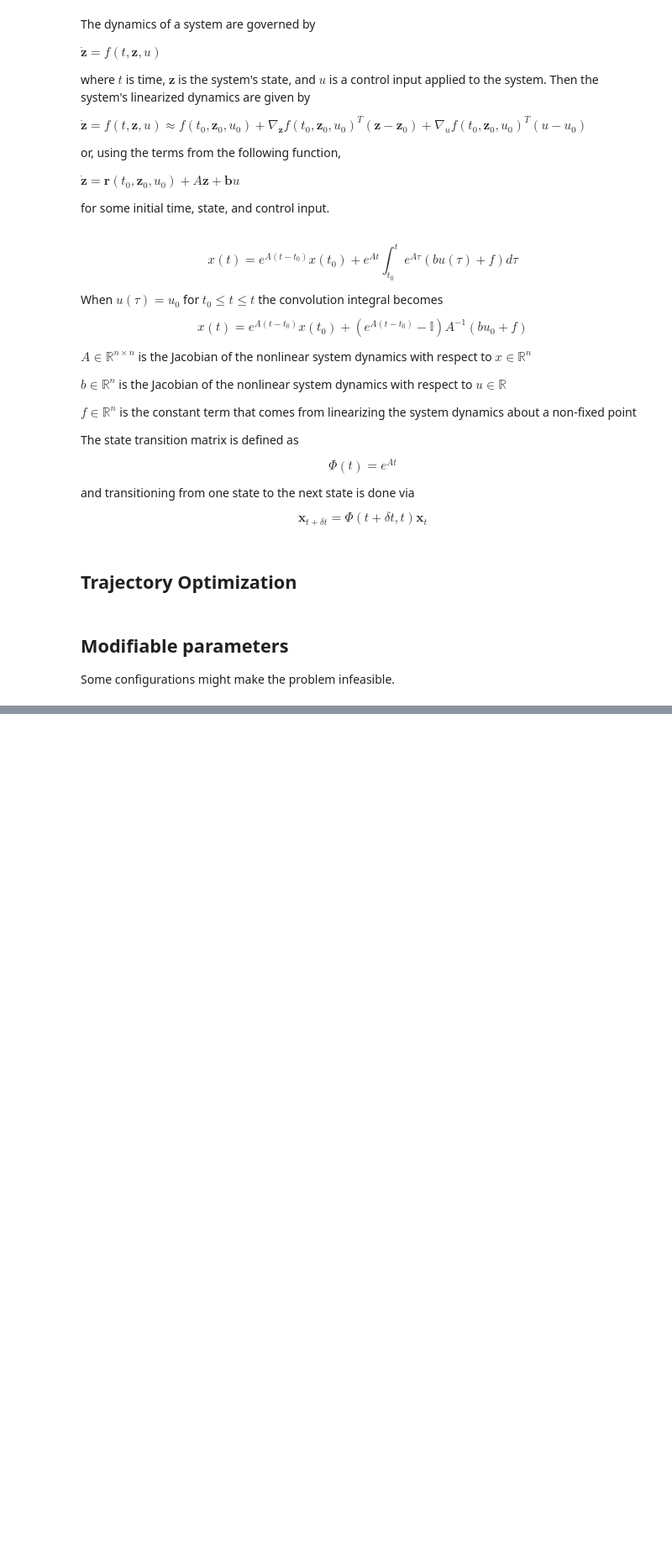
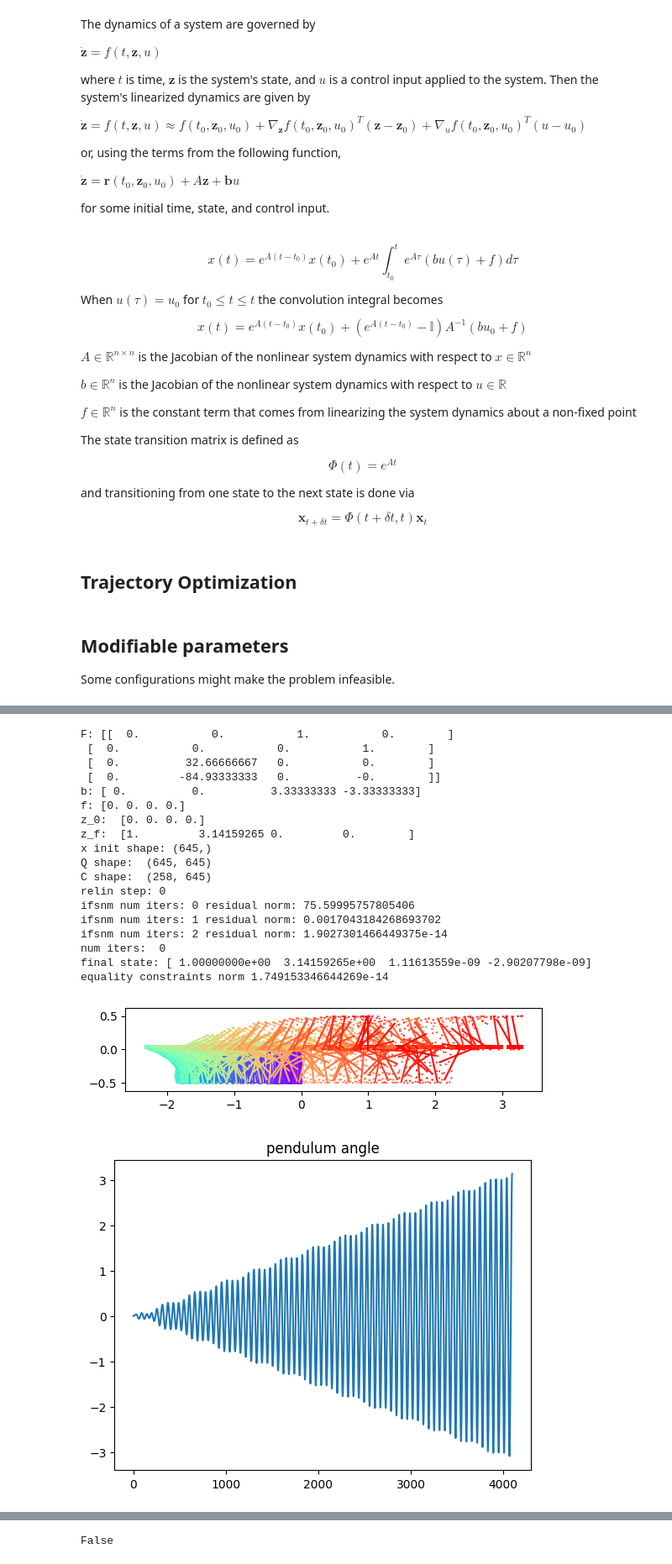
Before and after one commit to therealjtgill/traj_opt, a Jupyter notebook: cartpole_traj_opt.ipynb, the cells around one changed output, grey strips where cells are left out. Shown at 84% size. Cells and saved outputs as stored; diff of their text form; code cells hidden in the pictures; blank space fills up the shorter version.

Commit message:
Started incorporating new classes into the more complicated optimization function.

```diff
--- a/cartpole_traj_opt.ipynb
+++ b/cartpole_traj_opt.ipynb
@@ -822,6 +822,18 @@ def better_cartpole_trajectory_optimizer(N, T, effort_weights, u_min, u_max, z_0
     print("x init shape:", np.shape(x_init))
     print("Q shape: ", np.shape(Q))
 
+    C = np.zeros((2 * (N + 1), (N + 1) * (state_vec_size + 1)))
+    C[0:(N + 1), 0: (N + 1)] = np.eye(N + 1)
+    C[(N + 1):2*(N + 1), 0: (N + 1)] = -np.eye(N + 1)
+
+    d = np.zeros((2 * (N + 1),))
+    d[0: (N + 1)] = u_max
+    d[(N + 1):] = -u_min
+
+    qp = QuadraticProgram(Q, np.zeros(((N + 1) * (state_vec_size + 1))), A, c, C, d)
+    isnm = InfeasibleStartNewton(qp)
+    fsnm = FeasibleStartNewton(qp)
+
     # Outer loop over the number of relinearization iterations? Should go like:
     #  1. Run infeasible Newton
     #  2. Run feasible Newton for the fixed number of steps
@@ -833,18 +845,18 @@ def better_cartpole_trajectory_optimizer(N, T, effort_weights, u_min, u_max, z_0
     for relin_step in range(10):
         barrier_t = 20.0
 
-        # experiment to try and get a minimum norm solution to the dynamics and initial/final state constraints
-        x_temp = np.dot(np.transpose(A), np.linalg.solve(np.dot(A, np.transpose(A)), c))
+        # # experiment to try and get a minimum norm solution to the dynamics and initial/final state constraints
+        # x_temp = np.dot(np.transpose(A), np.linalg.solve(np.dot(A, np.transpose(A)), c))
 
-        if plot_stuff:
-            print("janky minimum norm solution to relinearized problem")
-            dt = T / (N * 32)
-            dense_zs = [z for z in np.reshape(x_temp[N + 1:], ((N + 1), state_vec_size))]
-            print("equality constraints norm", np.linalg.norm(np.dot(A, x_temp) - c))
-            plot_pendulum_time_sequence(dense_zs, l_pend, 8)
-            plot_control_input(x_temp[:N + 1], dt, t_0, T)
+        # if plot_stuff:
+        #     print("janky minimum norm solution to relinearized problem")
+        #     dt = T / (N * 32)
+        #     dense_zs = [z for z in np.reshape(x_temp[N + 1:], ((N + 1), state_vec_size))]
+        #     print("equality constraints norm", np.linalg.norm(np.dot(A, x_temp) - c))
+        #     plot_pendulum_time_sequence(dense_zs, l_pend, 8)
+        #     plot_control_input(x_temp[:N + 1], dt, t_0, T)
 
-        x_init = x_temp
+        # x_init = x_temp
 
         max_infeasible_newton_iters = 100
         print("relin step:", relin_step)
@@ -852,7 +864,10 @@ def better_cartpole_trajectory_optimizer(N, T, effort_weights, u_min, u_max, z_0
             max_infeasible_newton_iters = 100
             x_init = x_out
             v_init = v_out
-        x_out, v_out, residual = infeasible_newton(x_init, v_init, barrier_t, Q, A, c, u_min, u_max, N, max_iters=max_infeasible_newton_iters, print_residual=True)
+        # x_out, v_out, residual = infeasible_newton(x_init, v_init, barrier_t, Q, A, c, u_min, u_max, N, max_iters=max_infeasible_newton_iters, print_residual=True)
+        isnm.qp.A = np.copy(A)
+        isnm.qp.b = np.copy(c)
+        x_out, v_out, residual = isnm.solve(x_init, v_init, 0.5, 0.9, max_infeasible_newton_iters, barrier_t)
 
         if (residual > 1e-5):
             print("Problem is infeasible")
@@ -937,4 +946,4 @@ m_pend = 1.0
 m_cart = 0.3
 l_pend = 0.5
 # %%
-cartpole_trajectory_optimizer(N, T, control_weighting, u_min, u_max, z_0, z_final, m_pend, m_cart, l_pend, filename="default_config")
+# cartpole_trajectory_optimizer(N, T, control_weighting, u_min, u_max, z_0, z_final, m_pend, m_cart, l_pend, filename="default_config")
@@ -955,2 +950,23 @@ feasible newton iter 0
 # %%
-# better_cartpole_trajectory_optimizer(N, T, control_weighting, u_min, u_max, z_0, z_final, m_pend, m_cart, l_pend, filename="ohyeah")
+better_cartpole_trajectory_optimizer(N, T, control_weighting, u_min, u_max, z_0, z_final, m_pend, m_cart, l_pend, filename="ohyeah")
+# %% [output]
+F: [[  0.           0.           1.           0.        ]
+ [  0.           0.           0.           1.        ]
+ [  0.          32.66666667   0.           0.        ]
+ [  0.         -84.93333333   0.          -0.        ]]
+b: [ 0.          0.          3.33333333 -3.33333333]
+f: [0. 0. 0. 0.]
+z_0:  [0. 0. 0. 0.]
+z_f:  [1.         3.14159265 0.         0.        ]
+x init shape: (645,)
+Q shape:  (645, 645)
+C shape:  (258, 645)
+relin step: 0
+ifsnm num iters: 0 residual norm: 75.59995757805406
+ifsnm num iters: 1 residual norm: 0.0017043184268693702
+ifsnm num iters: 2 residual norm: 1.9027301466449375e-14
+num iters:  0
+final state: [ 1.00000000e+00  3.14159265e+00  1.11613559e-09 -2.90207798e-09]
+equality constraints norm 1.749153346644269e-14
+[figure, added]
+[figure, added]
@@ -957,3 +992,4 @@ feasible newton iter 0
+False
 # %%
 def find_feasible_times():
     # Number of timesteps
```
Also changed, not shown: parts of 3 cells of this notebook.
